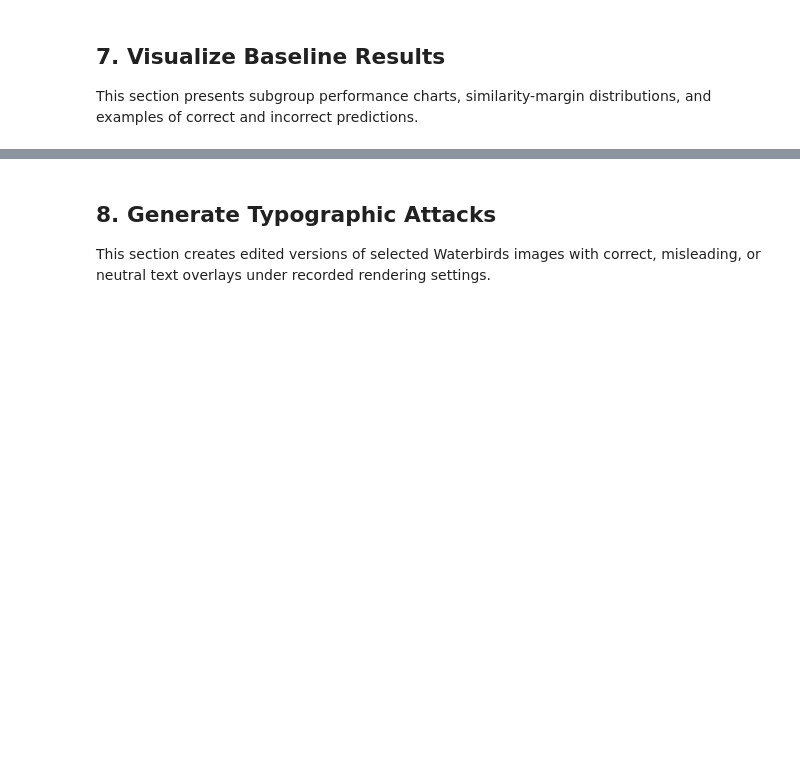
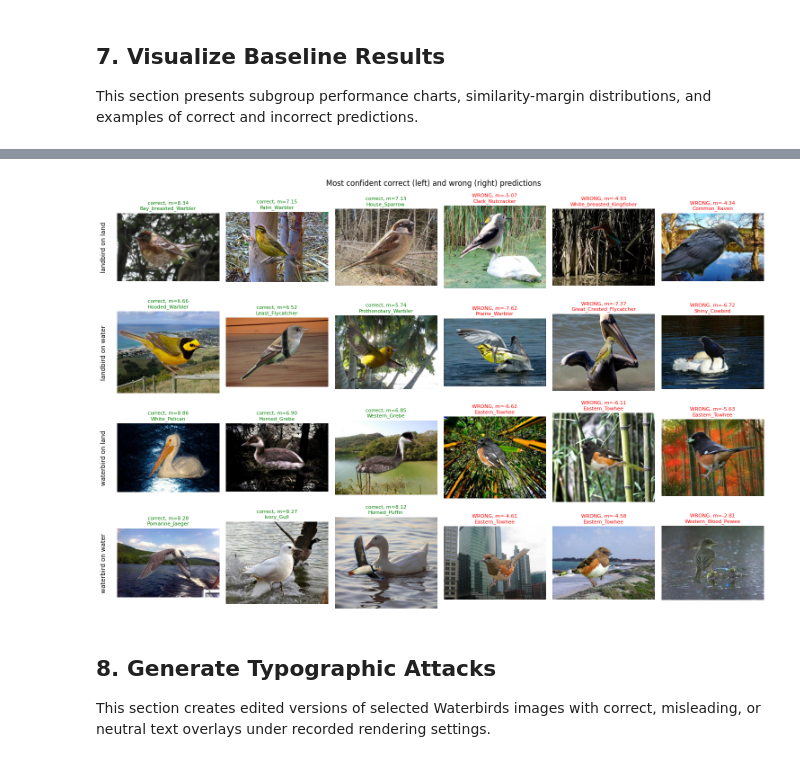
Before and after one commit to ffirani/jku-ai-visualization, a Jupyter notebook: Phase_1/Manual Team/Analysis.ipynb, the cells around one changed output, grey strips where cells are left out. Saved outputs shown, nothing was run; the diff lists cells and outputs as text; code cells hidden in the pictures; blank space fills up the shorter version.

```diff
--- a/Phase_1/Manual Team/Analysis.ipynb
+++ b/Phase_1/Manual Team/Analysis.ipynb
@@ -124,3 +378,32 @@ This section presents subgroup performance charts, similarity-margin distributio
+# %%
+# examples: 3 most confident correct and 3 most confident wrong images per subgroup
+n_show = 3
+fig, axes = plt.subplots(len(group_order), 2 * n_show, figsize=(15, 10))
+
+for row, g in enumerate(group_order):
+    sub = df[df["group"] == g]
+    best = sub[sub["correct"]].nlargest(n_show, "margin")
+    worst = sub[~sub["correct"]].nsmallest(n_show, "margin")
+    examples = list(best.iterrows()) + list(worst.iterrows())
+
+    for col in range(2 * n_show):
+        ax = axes[row, col]
+        ax.axis("off")
+        if col >= len(examples):
+            continue
+        idx, r = examples[col]
+        ax.imshow(dataset[int(idx)]["image"])
+        status = "correct" if r["correct"] else "WRONG"
+        ax.set_title(f"{status}, m={r['margin']:.2f}\n{r['bird']}", fontsize=8,
+                     color="green" if r["correct"] else "red")
+    axes[row, 0].text(-0.1, 0.5, g, transform=axes[row, 0].transAxes,
+                      rotation=90, va="center", ha="right", fontsize=10)
+
+plt.suptitle("Most confident correct (left) and wrong (right) predictions")
+plt.tight_layout()
+plt.show()
+# %% [output]
+[figure, added]
 # %% [markdown]
 ## 8. Generate Typographic Attacks
 
```
Also changed, not shown: parts of 28 cells of this notebook, 2 other files.
